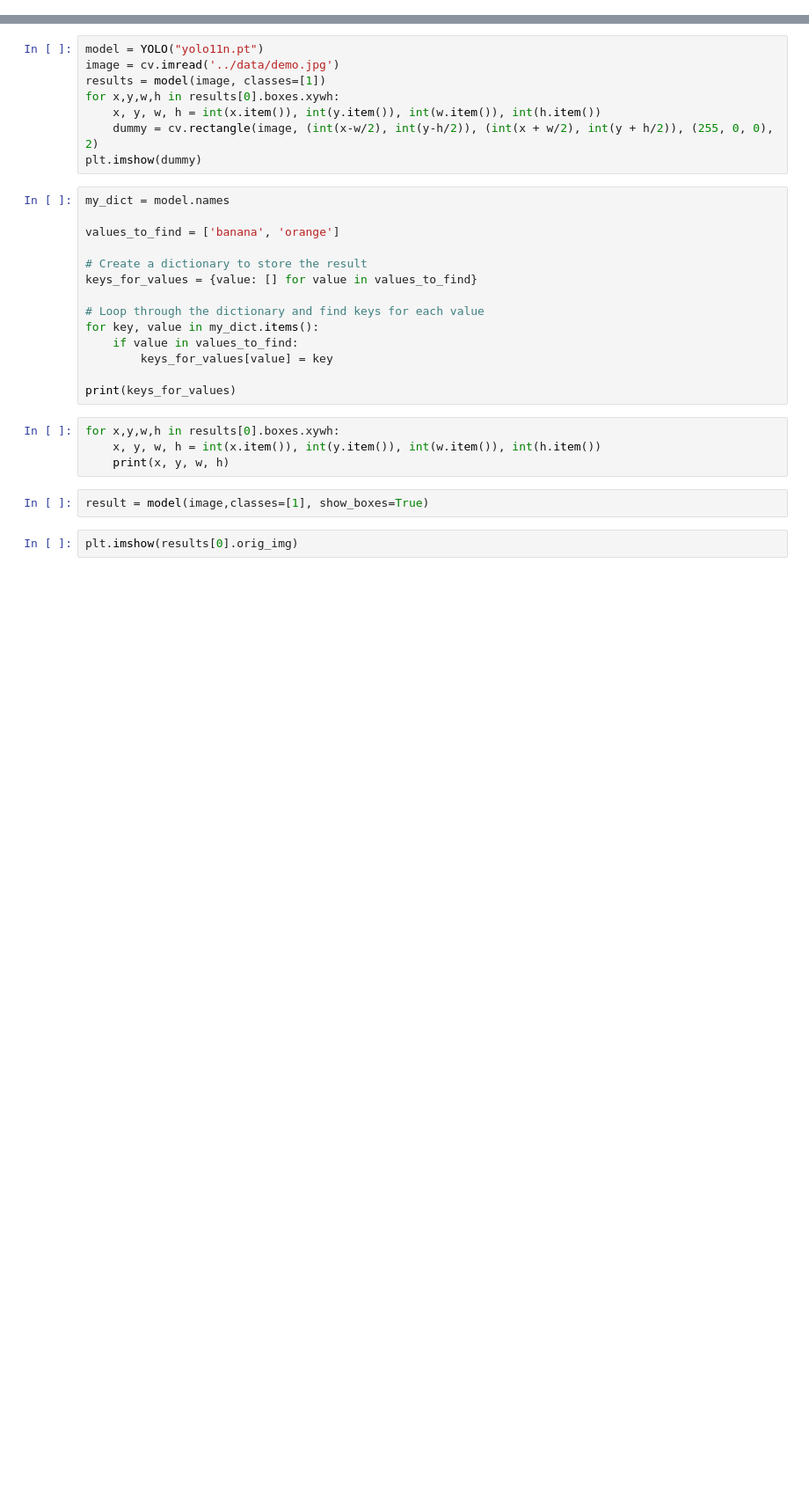
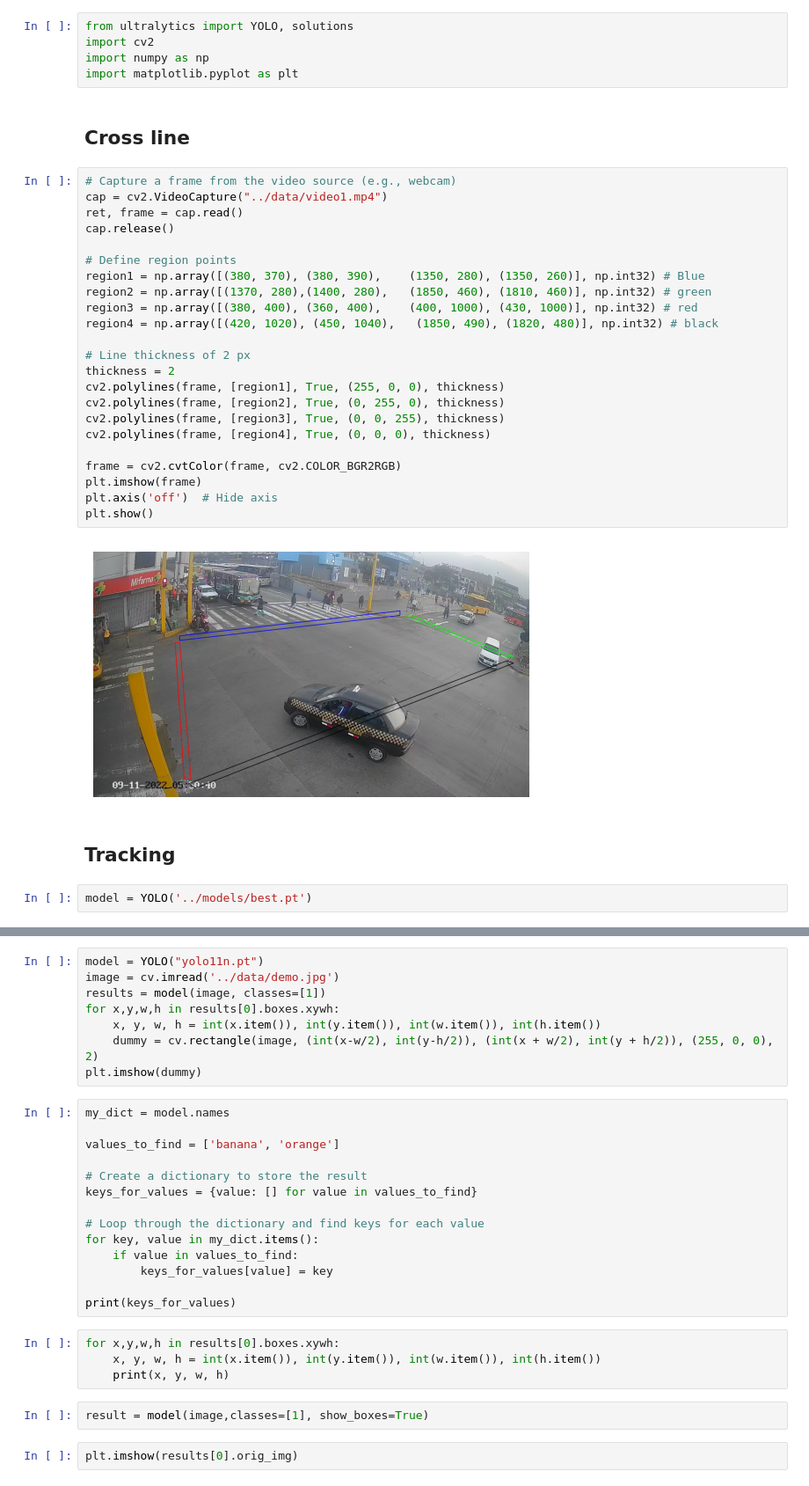
Before and after one commit to angelTCC/VehicleTracking, a Jupyter notebook: notebooks/inference.ipynb, the cells around one changed output, grey strips where cells are left out. Shown at 88% size. Drawn from its saved outputs; the diff is of its cells as text; blank space fills up the shorter version.

```diff
--- a/notebooks/inference.ipynb
+++ b/notebooks/inference.ipynb
@@ -0,0 +1,36 @@
+# %%
+from ultralytics import YOLO, solutions
+import cv2
+import numpy as np
+import matplotlib.pyplot as plt
+# %% [markdown]
+## Cross line
+# %%
+# Capture a frame from the video source (e.g., webcam)
+cap = cv2.VideoCapture("../data/video1.mp4")
+ret, frame = cap.read()
+cap.release()
+
+# Define region points
+region1 = np.array([(380, 370), (380, 390),    (1350, 280), (1350, 260)], np.int32) # Blue
+region2 = np.array([(1370, 280),(1400, 280),   (1850, 460), (1810, 460)], np.int32) # green
+region3 = np.array([(380, 400), (360, 400),    (400, 1000), (430, 1000)], np.int32) # red
+region4 = np.array([(420, 1020), (450, 1040),   (1850, 490), (1820, 480)], np.int32) # black
+
+# Line thickness of 2 px
+thickness = 2
+cv2.polylines(frame, [region1], True, (255, 0, 0), thickness)
+cv2.polylines(frame, [region2], True, (0, 255, 0), thickness)
+cv2.polylines(frame, [region3], True, (0, 0, 255), thickness)
+cv2.polylines(frame, [region4], True, (0, 0, 0), thickness)
+
+frame = cv2.cvtColor(frame, cv2.COLOR_BGR2RGB)
+plt.imshow(frame)
+plt.axis('off')  # Hide axis
+plt.show()
+# %% [output]
+[figure, added]
+# %% [markdown]
+## Tracking
+# %%
+model = YOLO('../models/best.pt')
```
Also changed, not shown: parts of 4 cells of this notebook, 1 other file.
